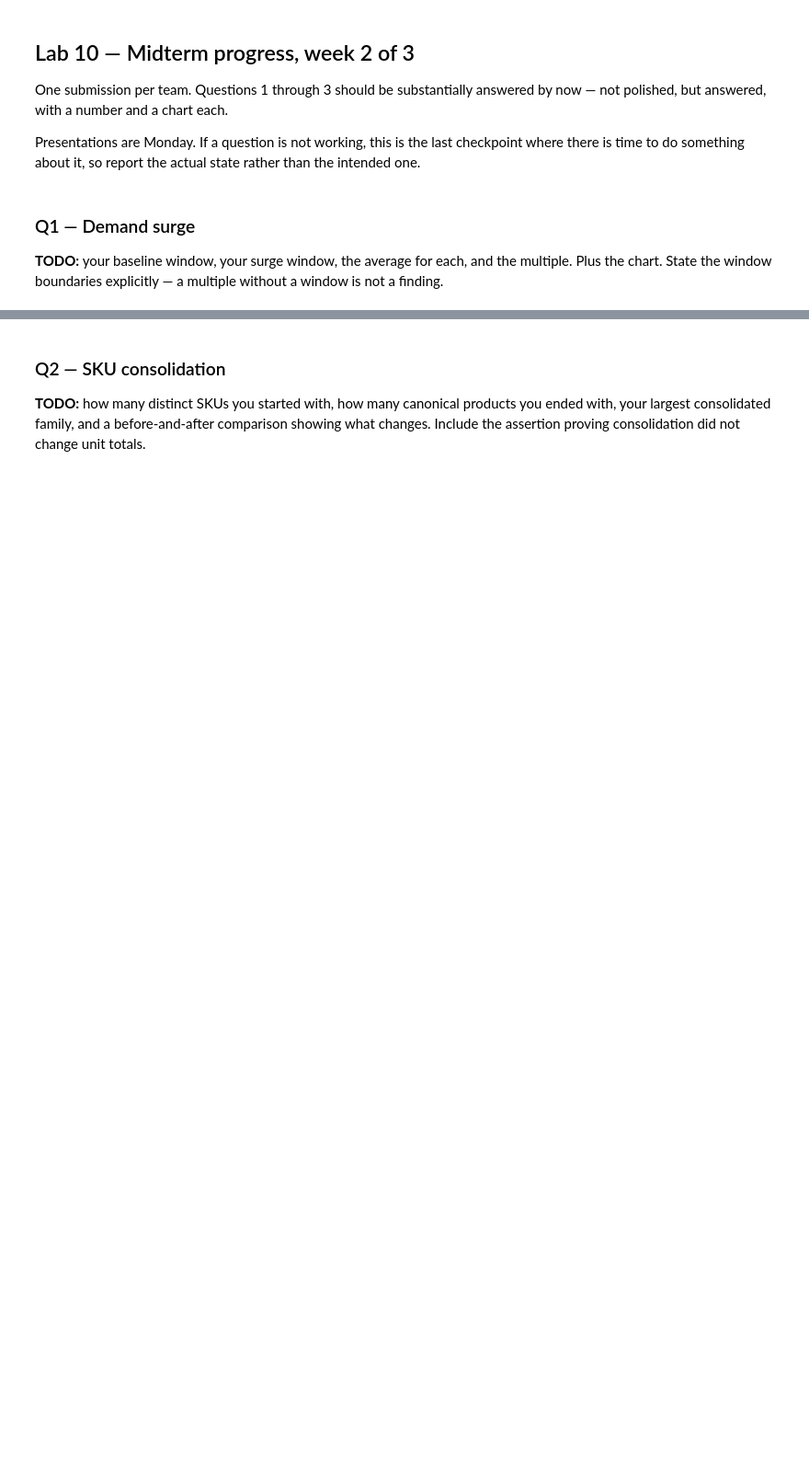
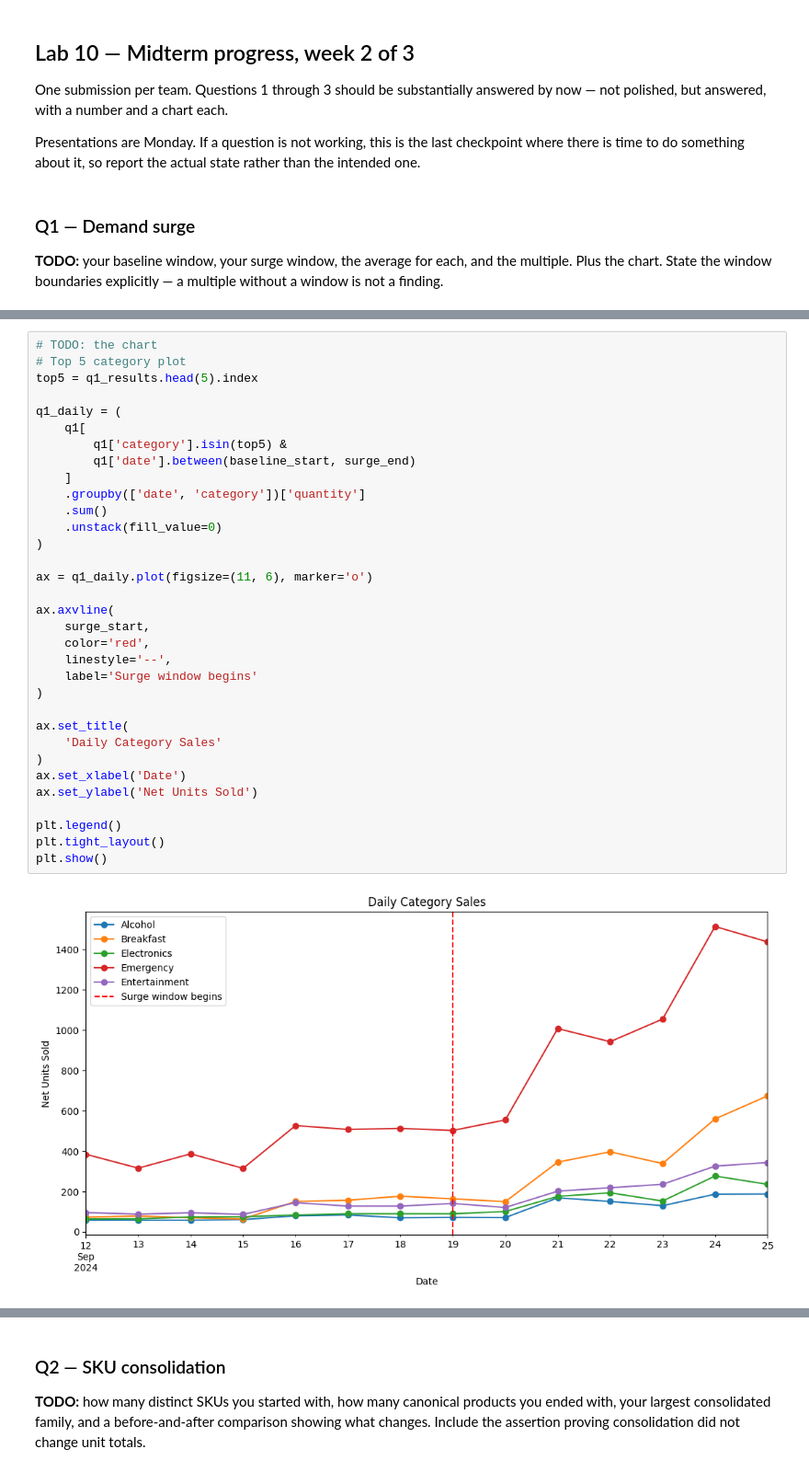
Before and after one commit to ciara-graves/walmart-hurricane-project, a Jupyter notebook: notebooks/2026_10_30_—_Midterm_Progress_—_Lab.ipynb, the cells around one changed output, grey strips where cells are left out. Shown at 92% size. Drawn from its saved outputs; the diff is of its cells as text; blank space fills up the shorter version.

```diff
--- a/notebooks/2026_10_30_—_Midterm_Progress_—_Lab.ipynb
+++ b/notebooks/2026_10_30_—_Midterm_Progress_—_Lab.ipynb
@@ -22,0 +132,35 @@ Presentations are Monday. If a question is not working, this is the last checkpo
+# %%
+# TODO: the chart
+# Top 5 category plot
+top5 = q1_results.head(5).index
+
+q1_daily = (
+    q1[
+        q1['category'].isin(top5) &
+        q1['date'].between(baseline_start, surge_end)
+    ]
+    .groupby(['date', 'category'])['quantity']
+    .sum()
+    .unstack(fill_value=0)
+)
+
+ax = q1_daily.plot(figsize=(11, 6), marker='o')
+
+ax.axvline(
+    surge_start,
+    color='red',
+    linestyle='--',
+    label='Surge window begins'
+)
+
+ax.set_title(
+    'Daily Category Sales'
+)
+ax.set_xlabel('Date')
+ax.set_ylabel('Net Units Sold')
+
+plt.legend()
+plt.tight_layout()
+plt.show()
+# %% [output]
+[figure, added]
```
Also changed, not shown: parts of 22 cells of this notebook.
